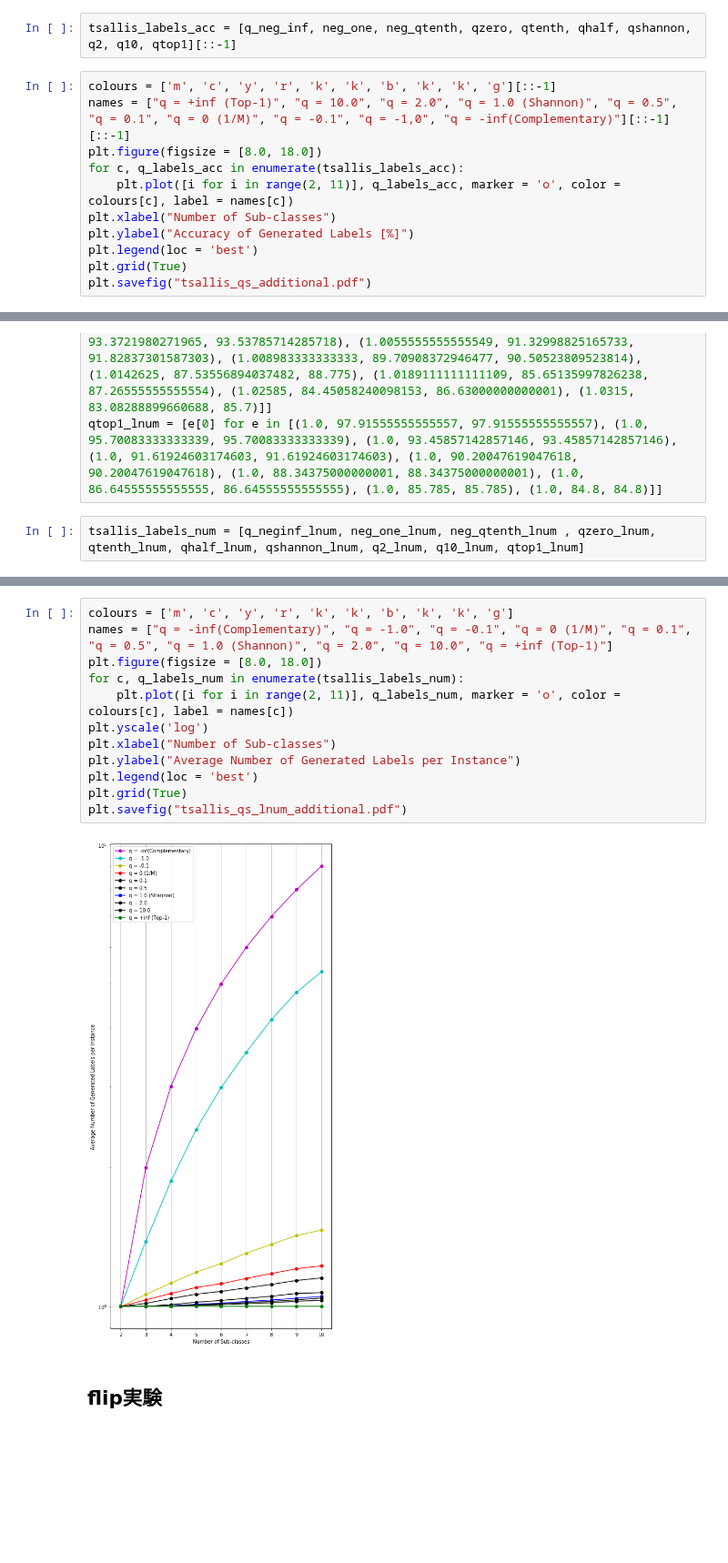
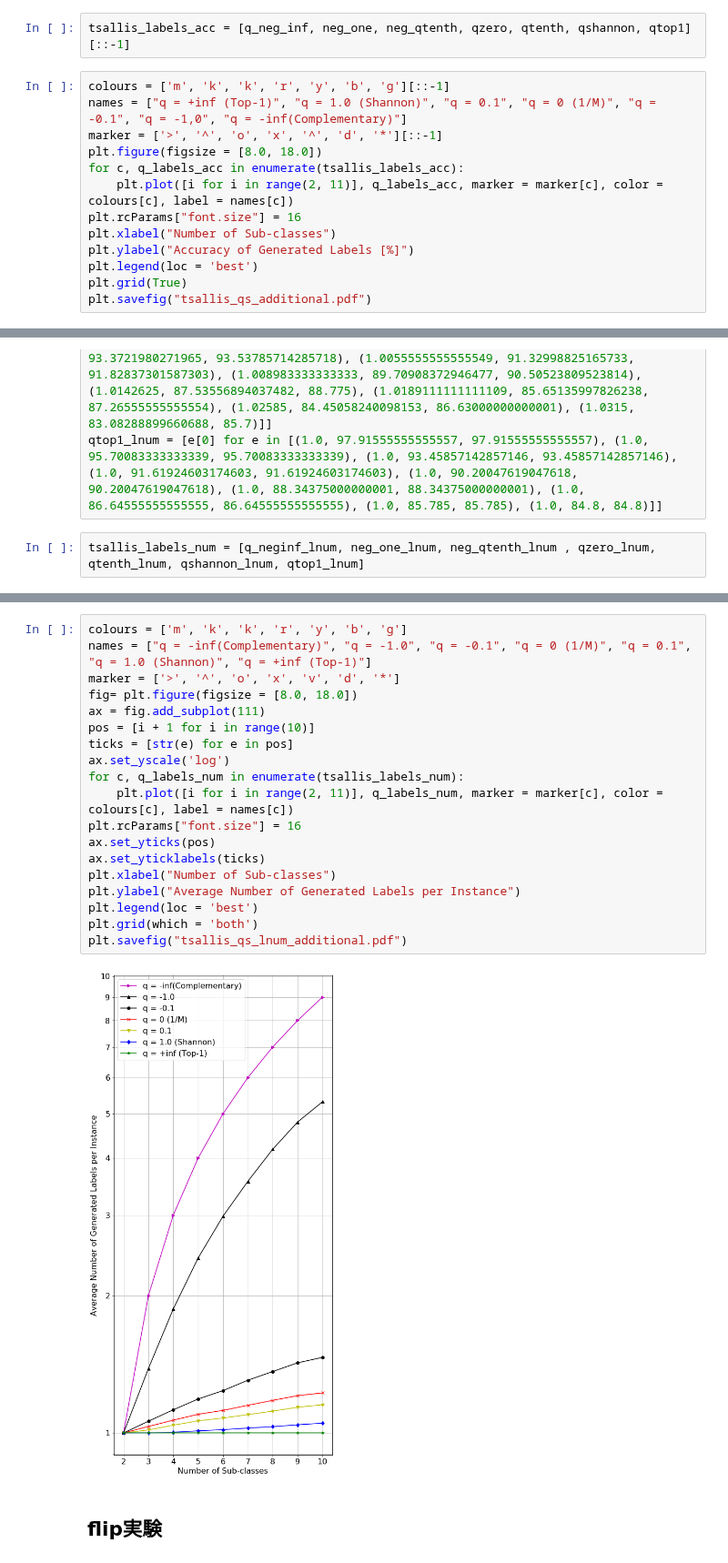
Before and after one commit to 1W1521375/entropy_labelling, a Jupyter notebook: for_graphs.ipynb, the cells around one changed output, grey strips where cells are left out. Shown at 91% size. Cells and saved outputs as stored; diff of their text form; blank space fills up the shorter version.

```diff
--- a/for_graphs.ipynb
+++ b/for_graphs.ipynb
@@ -18,13 +18,15 @@ q2 = [e[1] for e in [(1.0, 97.91555555555557, 97.91555555555557), (1.00014583333
 q10 = [e[1] for e in [(1.0, 97.91555555555557, 97.91555555555557), (1.0000791666666669, 95.6972572093726, 95.7045833333334), (1.001816666666666, 93.3721980271965, 93.53785714285718), (1.0055555555555549, 91.32998825165733, 91.82837301587303), (1.008983333333333, 89.70908372946477, 90.50523809523814), (1.0142625, 87.53556894037482, 88.775), (1.0189111111111109, 85.65135997826238, 87.26555555555554), (1.02585, 84.45058240098153, 86.63000000000001), (1.0315, 83.08288899660688, 85.7)]]
 qtop1 = [e[1] for e in [(1.0, 97.91555555555557, 97.91555555555557), (1.0, 95.70083333333339, 95.70083333333339), (1.0, 93.45857142857146, 93.45857142857146), (1.0, 91.61924603174603, 91.61924603174603), (1.0, 90.20047619047618, 90.20047619047618), (1.0, 88.34375000000001, 88.34375000000001), (1.0, 86.64555555555555, 86.64555555555555), (1.0, 85.785, 85.785), (1.0, 84.8, 84.8)]]
 # %%
-tsallis_labels_acc = [q_neg_inf, neg_one, neg_qtenth, qzero, qtenth, qhalf, qshannon, q2, q10, qtop1][::-1]
+tsallis_labels_acc = [q_neg_inf, neg_one, neg_qtenth, qzero, qtenth, qshannon, qtop1][::-1]
 # %%
-colours = ['m', 'c', 'y', 'r', 'k', 'k', 'b', 'k', 'k', 'g'][::-1]
-names = ["q = +inf (Top-1)", "q = 10.0", "q = 2.0", "q = 1.0 (Shannon)", "q = 0.5", "q = 0.1", "q = 0 (1/M)", "q = -0.1", "q = -1,0", "q = -inf(Complementary)"][::-1][::-1]
+colours = ['m', 'k', 'k', 'r', 'y', 'b', 'g'][::-1]
+names = ["q = +inf (Top-1)", "q = 1.0 (Shannon)", "q = 0.1", "q = 0 (1/M)", "q = -0.1", "q = -1,0", "q = -inf(Complementary)"]
+marker = ['>', '^', 'o', 'x', '^', 'd', '*'][::-1]
 plt.figure(figsize = [8.0, 18.0])
 for c, q_labels_acc in enumerate(tsallis_labels_acc):
-    plt.plot([i for i in range(2, 11)], q_labels_acc, marker = 'o', color = colours[c], label = names[c])
+    plt.plot([i for i in range(2, 11)], q_labels_acc, marker = marker[c], color = colours[c], label = names[c])
+plt.rcParams["font.size"] = 16
 plt.xlabel("Number of Sub-classes")
 plt.ylabel("Accuracy of Generated Labels [%]")
 plt.legend(loc = 'best')
@@ -47,7 +49,7 @@ q2_lnum = [e[0] for e in [(1.0, 97.91555555555557, 97.91555555555557), (1.000145
 q10_lnum = [e[0] for e in [(1.0, 97.91555555555557, 97.91555555555557), (1.0000791666666669, 95.6972572093726, 95.7045833333334), (1.001816666666666, 93.3721980271965, 93.53785714285718), (1.0055555555555549, 91.32998825165733, 91.82837301587303), (1.008983333333333, 89.70908372946477, 90.50523809523814), (1.0142625, 87.53556894037482, 88.775), (1.0189111111111109, 85.65135997826238, 87.26555555555554), (1.02585, 84.45058240098153, 86.63000000000001), (1.0315, 83.08288899660688, 85.7)]]
 qtop1_lnum = [e[0] for e in [(1.0, 97.91555555555557, 97.91555555555557), (1.0, 95.70083333333339, 95.70083333333339), (1.0, 93.45857142857146, 93.45857142857146), (1.0, 91.61924603174603, 91.61924603174603), (1.0, 90.20047619047618, 90.20047619047618), (1.0, 88.34375000000001, 88.34375000000001), (1.0, 86.64555555555555, 86.64555555555555), (1.0, 85.785, 85.785), (1.0, 84.8, 84.8)]]
 # %%
-tsallis_labels_num = [q_neginf_lnum, neg_one_lnum, neg_qtenth_lnum , qzero_lnum, qtenth_lnum, qhalf_lnum, qshannon_lnum, q2_lnum, q10_lnum, qtop1_lnum]
+tsallis_labels_num = [q_neginf_lnum, neg_one_lnum, neg_qtenth_lnum , qzero_lnum, qtenth_lnum, qshannon_lnum, qtop1_lnum]
 # %%
 len(tsallis_labels_num)
 # %% [output]
@@ -55,17 +57,24 @@ len(tsallis_labels_num)
 # %%
-colours = ['m', 'c', 'y', 'r', 'k', 'k', 'b', 'k', 'k', 'g']
-names = ["q = -inf(Complementary)", "q = -1.0", "q = -0.1", "q = 0 (1/M)", "q = 0.1", "q = 0.5", "q = 1.0 (Shannon)", "q = 2.0", "q = 10.0", "q = +inf (Top-1)"]
-plt.figure(figsize = [8.0, 18.0])
+colours = ['m', 'k', 'k', 'r', 'y', 'b', 'g']
+names = ["q = -inf(Complementary)", "q = -1.0", "q = -0.1", "q = 0 (1/M)", "q = 0.1", "q = 1.0 (Shannon)", "q = +inf (Top-1)"]
+marker = ['>', '^', 'o', 'x', 'v', 'd', '*']
+fig= plt.figure(figsize = [8.0, 18.0])
+ax = fig.add_subplot(111)
+pos = [i + 1 for i in range(10)]
+ticks = [str(e) for e in pos]
+ax.set_yscale('log')
 for c, q_labels_num in enumerate(tsallis_labels_num):
-    plt.plot([i for i in range(2, 11)], q_labels_num, marker = 'o', color = colours[c], label = names[c])
-plt.yscale('log')
+    plt.plot([i for i in range(2, 11)], q_labels_num, marker = marker[c], color = colours[c], label = names[c])
+plt.rcParams["font.size"] = 16
+ax.set_yticks(pos)
+ax.set_yticklabels(ticks)
 plt.xlabel("Number of Sub-classes")
 plt.ylabel("Average Number of Generated Labels per Instance")
 plt.legend(loc = 'best')
-plt.grid(True)
+plt.grid(which = 'both')
 plt.savefig("tsallis_qs_lnum_additional.pdf")
 # %% [output]
-[figure, old version]
+[figure, new version]
 # %% [markdown]
 ## flip実験
 # %%
```
Also changed, not shown: parts of 4 cells of this notebook, 7 other files.
